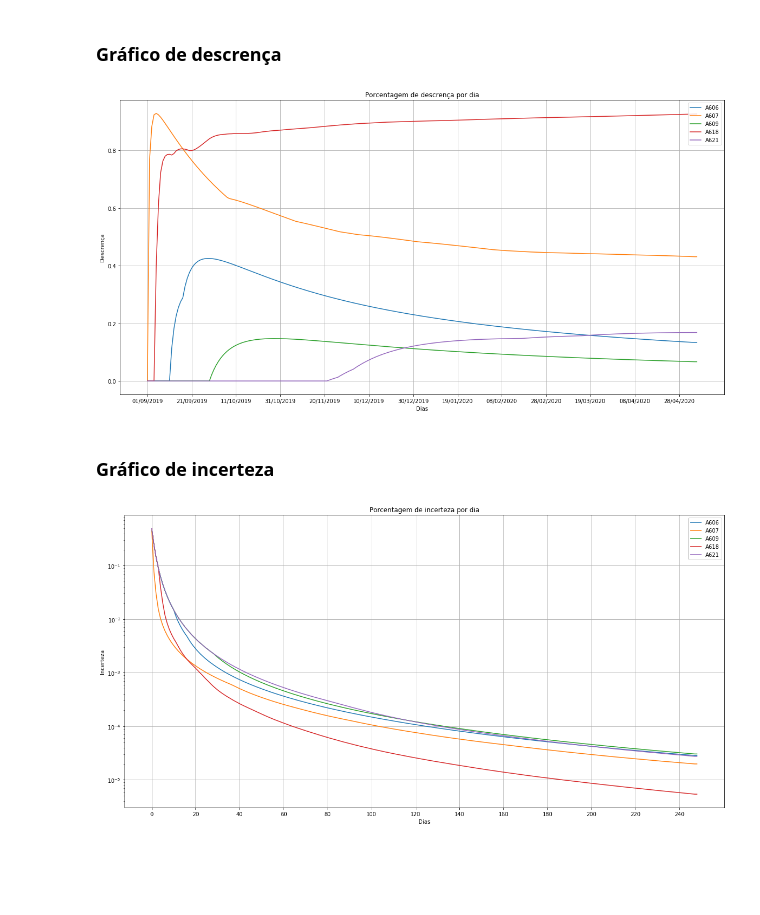
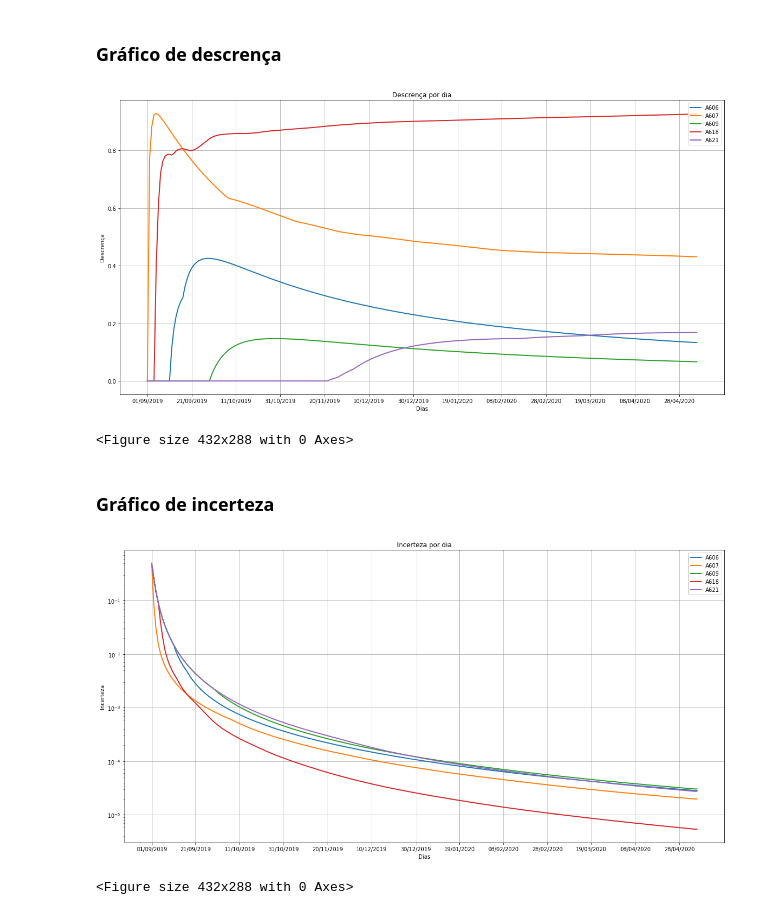
Before and after one commit to asalunai/IoT-trabalho, a Jupyter notebook: graficos.ipynb, the cells around one changed output. Drawn from its saved outputs; the diff is of its cells as text; code cells hidden in the pictures; blank space fills up the shorter version.

```diff
--- a/graficos.ipynb
+++ b/graficos.ipynb
@@ -148,16 +150,24 @@ df = pd.read_csv("./dados_csv/crenca.csv", names=labels)
 _, ax = plt.subplots(figsize=(20,10))
 
 for label in labels:
-    plt.plot(x, df[label], label=label)
+    plt.plot(x, df[label], label=label, linewidth=2)
+
+#for date in frentes_frias:
+#    idx = date - first_day
+#    idx = idx.days
+#    #print(idx)
+#    plt.plot([idx, idx], [-1, 2], '--', color="lightskyblue", linewidth=3, alpha=.5, zorder=-10)
 
 ax.set_xlabel("Dias")
 ax.set_ylabel("Crença")
 ax.set_title("Crença por dia")
 ax.legend(loc="lower right")
 ax.grid(True)
+#ax.set_ylim(-.05, 1.05)
 
 ax.set_xticks(np.arange(0, 250, 20))
 
 plt.show()
+plt.savefig("dados_csv/exp1_crenca.pdf")
 # %% [output]
 [figure]
@@ -170,40 +181,60 @@ df = pd.read_csv("./dados_csv/descrenca.csv", names=labels)
 _, ax = plt.subplots(figsize=(20,10))
 
 for label in labels:
-    plt.plot(x, df[label], label=label)
+    plt.plot(x, df[label], label=label, linewidth=2)
+
+#for date in frentes_frias:
+#    idx = date - first_day
+#    idx = idx.days
+#    #print(idx)
+#    plt.plot([idx, idx], [-1, 2], '--', color="lightskyblue", linewidth=3, alpha=.5, zorder=-10)
 
 ax.set_xlabel("Dias")
 ax.set_ylabel("Descrença")
-ax.set_title("Porcentagem de descrença por dia")
+ax.set_title("Descrença por dia")
 ax.legend(loc='upper right')
 ax.grid(True)
+
+#ax.set_ylim(-.05, 1.05)
 
 ax.set_xticks(np.arange(0, 250, 20))
 
 plt.show()
+plt.savefig("dados_csv/exp1_descrenca.pdf")
 # %% [output]
-[figure, old version]
+[figure, new version]
+<Figure size 432x288 with 0 Axes>
 # %% [markdown]
 ### Gráfico de incerteza
 # %%
 df = pd.read_csv("./dados_csv/incerteza.csv", names=labels)
-x = tuple(range(0, len(df.A606)))
+#x = tuple(range(0, len(df.A606)))
 
 _, ax = plt.subplots(figsize=(20,10))
 
 for label in labels:
-    plt.plot(x, df[label], label=label)
+    plt.plot(x, df[label], label=label, linewidth=2)
+
+#for date in frentes_frias:
+#    idx = date - first_day
+#    idx = idx.days
+#    #print(idx)
+#    plt.plot([idx, idx], [-1, 2], '--', color="lightskyblue", linewidth=3, alpha=.5, zorder=-10)
 
 plt.yscale("log")
 
 ax.set_xlabel("Dias")
 ax.set_ylabel("Incerteza")
-ax.set_title("Porcentagem de incerteza por dia")
+ax.set_title("Incerteza por dia")
 ax.legend()
 ax.grid(True)
+
+#ax.set_ylim(2*1e-6, 1)
 
 ax.set_xticks(np.arange(0, 250, 20))
 
 plt.show()
+plt.savefig("dados_csv/exp1_incerteza.pdf")
 # %% [output]
-[figure, old version]
+[figure, new version]
+<Figure size 432x288 with 0 Axes>
```
Also changed, not shown: parts of 2 cells of this notebook.
